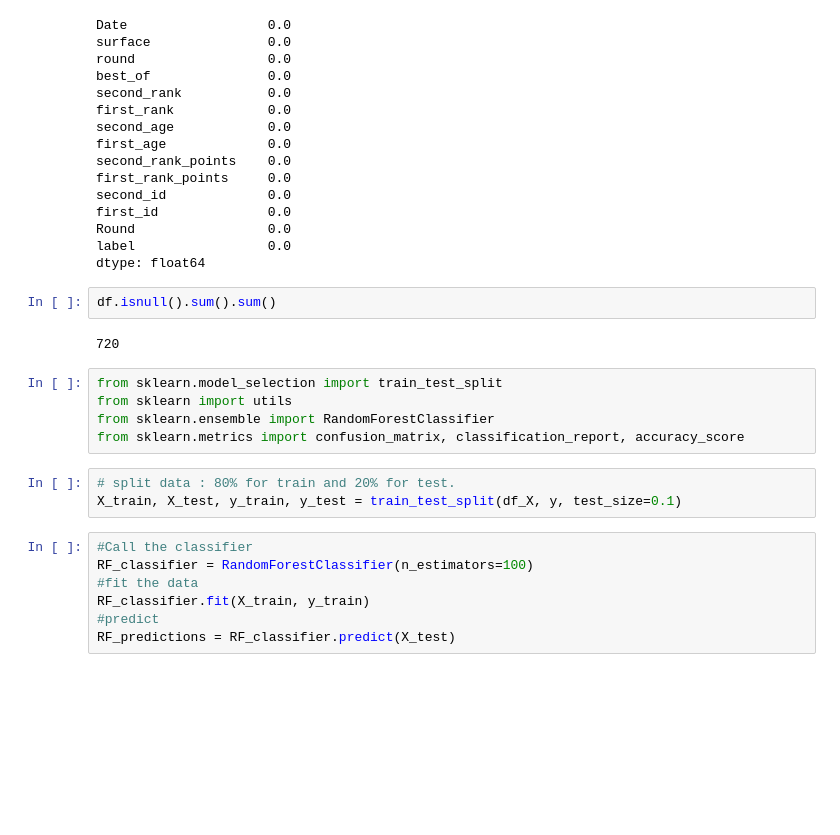
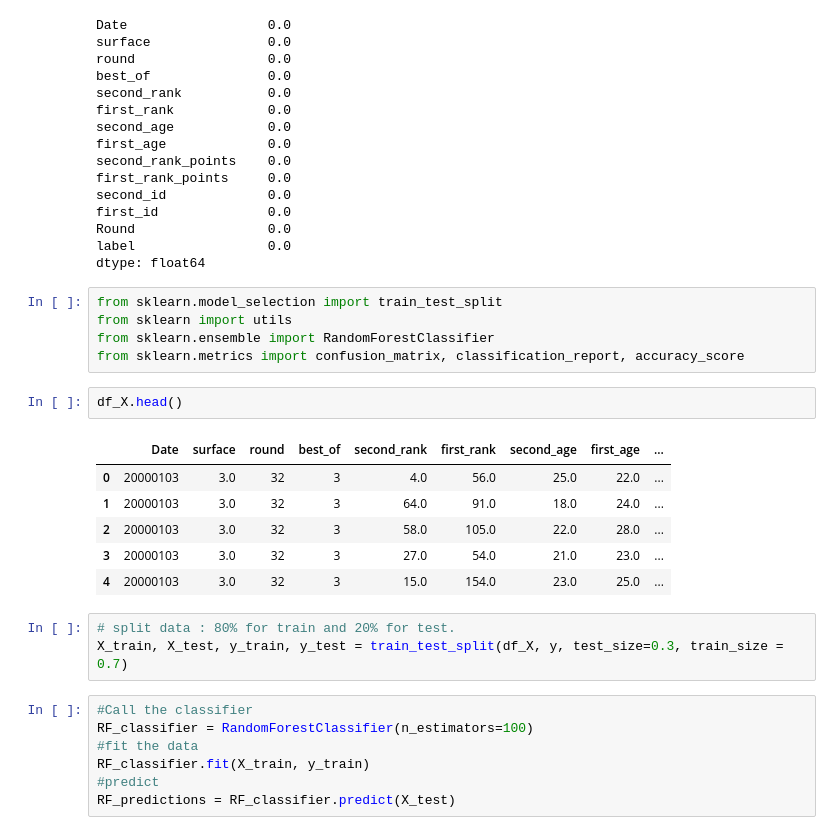
Before and after one commit to thimler/ATP-project, a Jupyter notebook: src/Untitled-3.ipynb, the cells around one changed output. Saved outputs shown, nothing was run; the diff lists cells and outputs as text; blank space fills up the shorter version.

```diff
--- a/src/Untitled-3.ipynb
+++ b/src/Untitled-3.ipynb
@@ -434,18 +425,23 @@ first_id              0.0
 Round                 0.0
 label                 0.0
 dtype: float64
-# %%
-df.isnull().sum().sum()
-# %% [output]
-720
 # %%
 from sklearn.model_selection import train_test_split
 from sklearn import utils
 from sklearn.ensemble import RandomForestClassifier
 from sklearn.metrics import confusion_matrix, classification_report, accuracy_score
+# %%
+df_X.head()
+# %% [output]
+|  | Date | surface | round | best_of | second_rank | first_rank | second_age | first_age | ... |
+| 0 | 20000103 | 3.0 | 32 | 3 | 4.0 | 56.0 | 25.0 | 22.0 | ... |
+| 1 | 20000103 | 3.0 | 32 | 3 | 64.0 | 91.0 | 18.0 | 24.0 | ... |
+| 2 | 20000103 | 3.0 | 32 | 3 | 58.0 | 105.0 | 22.0 | 28.0 | ... |
+| 3 | 20000103 | 3.0 | 32 | 3 | 27.0 | 54.0 | 21.0 | 23.0 | ... |
+| 4 | 20000103 | 3.0 | 32 | 3 | 15.0 | 154.0 | 23.0 | 25.0 | ... |
 # %%
 # split data : 80% for train and 20% for test.
-X_train, X_test, y_train, y_test = train_test_split(df_X, y, test_size=0.1)
+X_train, X_test, y_train, y_test = train_test_split(df_X, y, test_size=0.3, train_size = 0.7)
 # %%
 #Call the classifier
 RF_classifier = RandomForestClassifier(n_estimators=100)
```
Also changed, not shown: parts of 12 cells of this notebook.
